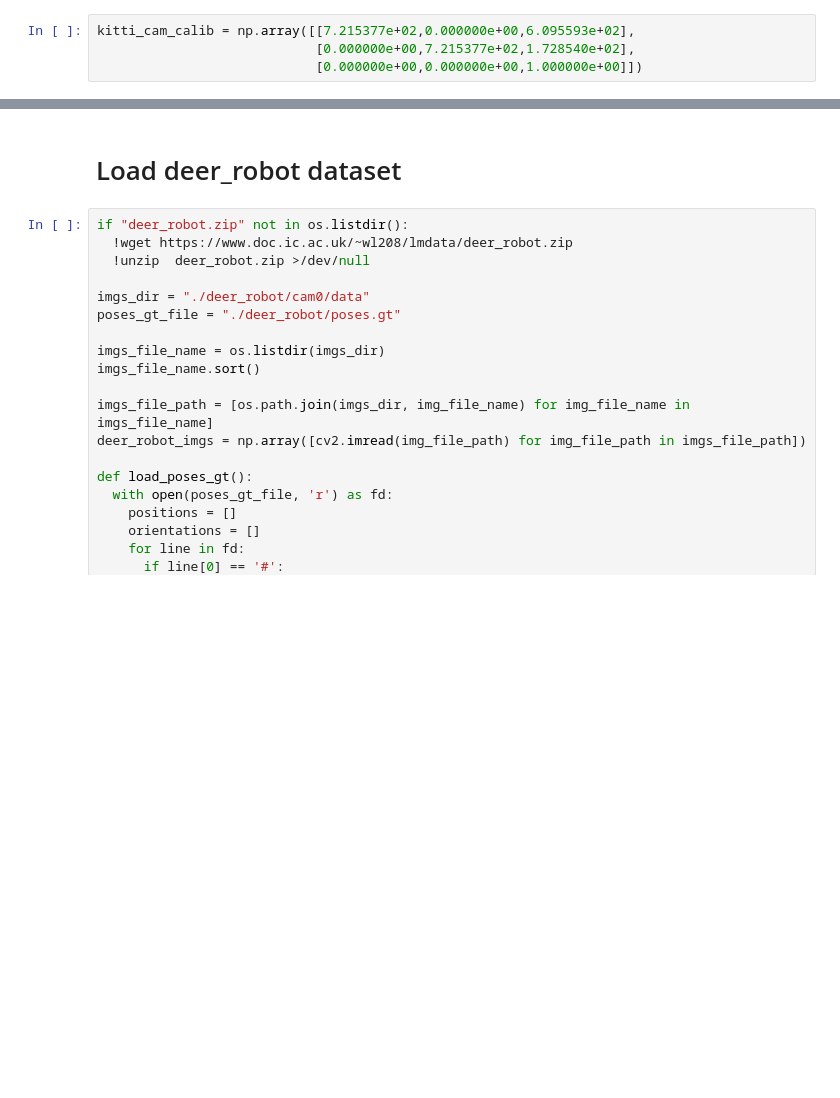
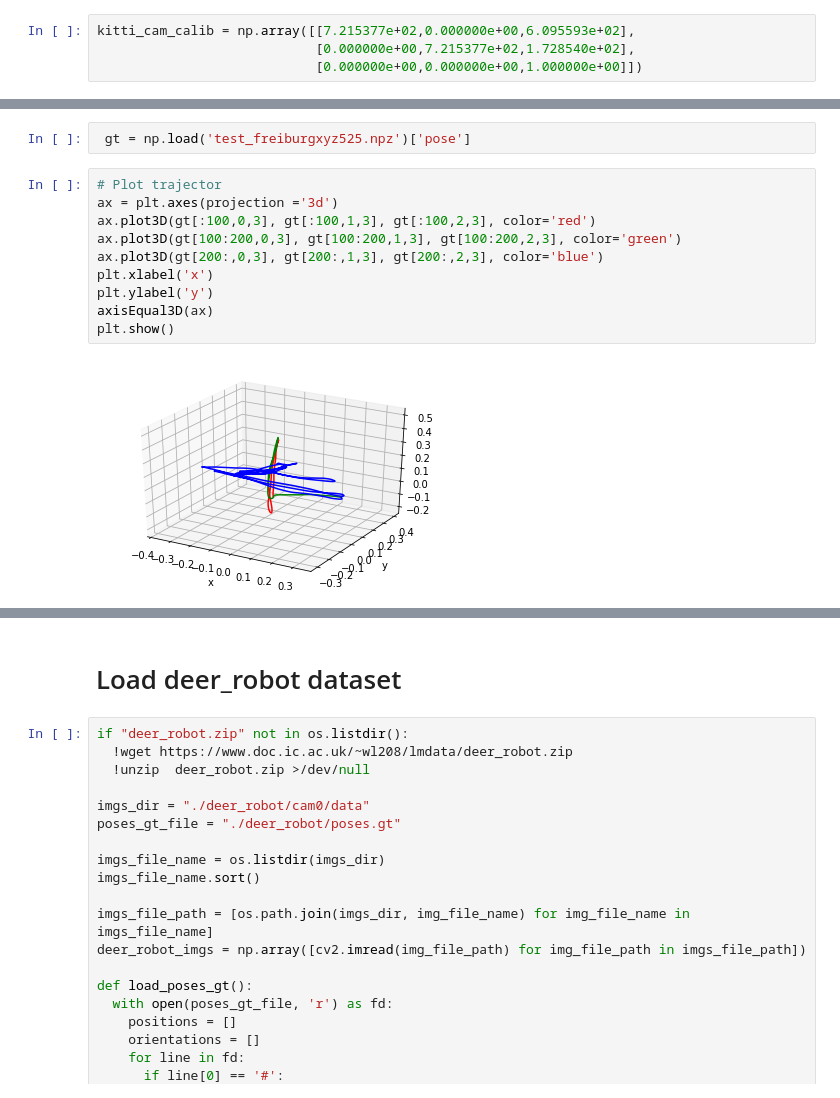
Before and after one commit to aditya-shriwastava/colab-notebooks, a Jupyter notebook: visual_odometry.ipynb, the cells around one changed output, grey strips where cells are left out. Saved outputs shown, nothing was run; the diff lists cells and outputs as text; blank space fills up the shorter version.

Commit message:
Test with test_freiburgrpy525 dataset

```diff
--- a/visual_odometry.ipynb
+++ b/visual_odometry.ipynb
@@ -63,0 +110,14 @@ cv2_imshow(tum_img)
+# %%
+ gt = np.load('test_freiburgxyz525.npz')['pose']
+# %%
+# Plot trajector
+ax = plt.axes(projection ='3d')
+ax.plot3D(gt[:100,0,3], gt[:100,1,3], gt[:100,2,3], color='red')
+ax.plot3D(gt[100:200,0,3], gt[100:200,1,3], gt[100:200,2,3], color='green')
+ax.plot3D(gt[200:,0,3], gt[200:,1,3], gt[200:,2,3], color='blue')
+plt.xlabel('x')
+plt.ylabel('y')
+axisEqual3D(ax)
+plt.show()
+# %% [output]
+[figure, added]
```
Also changed, not shown: parts of 21 cells of this notebook.
